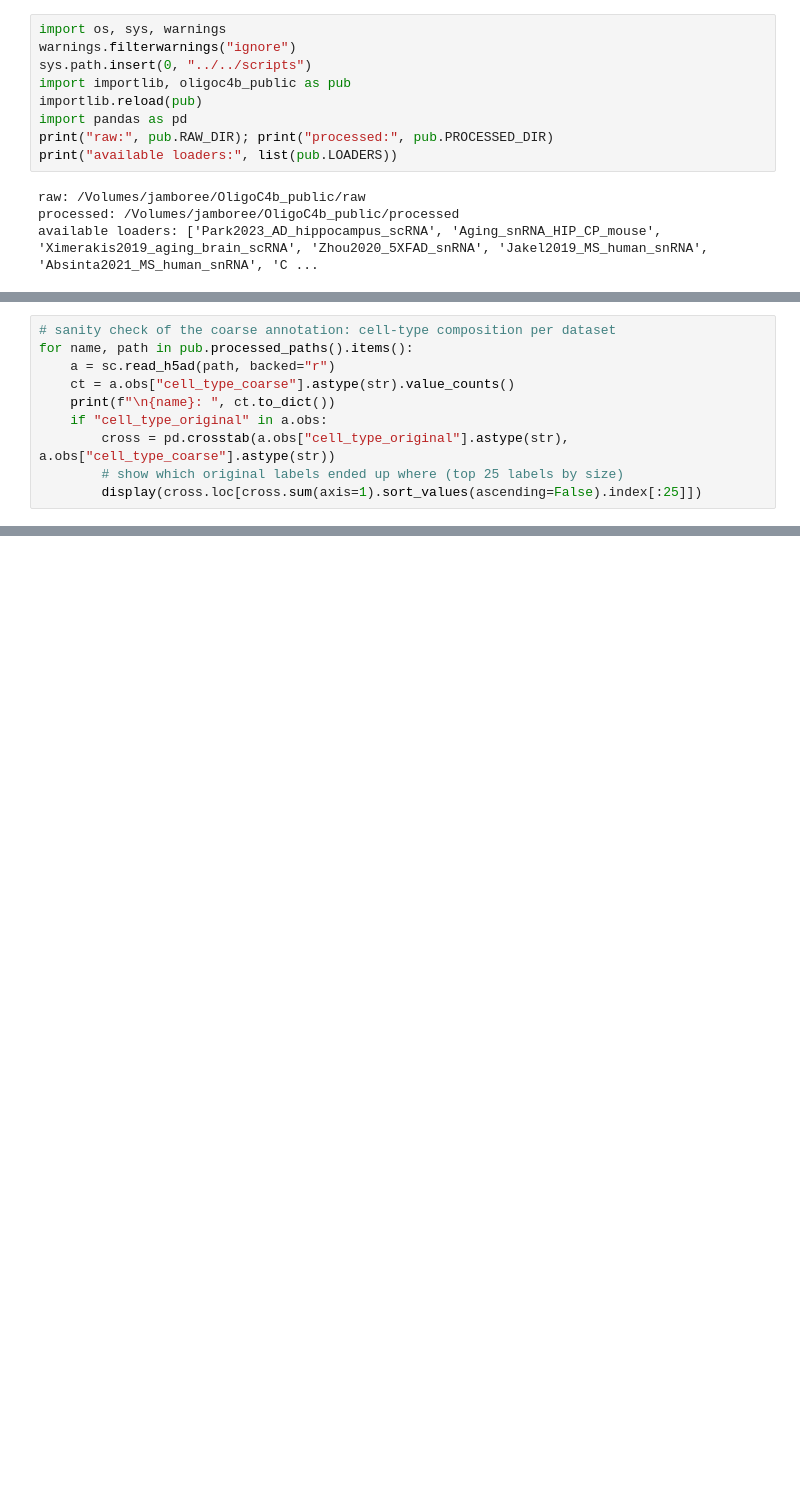
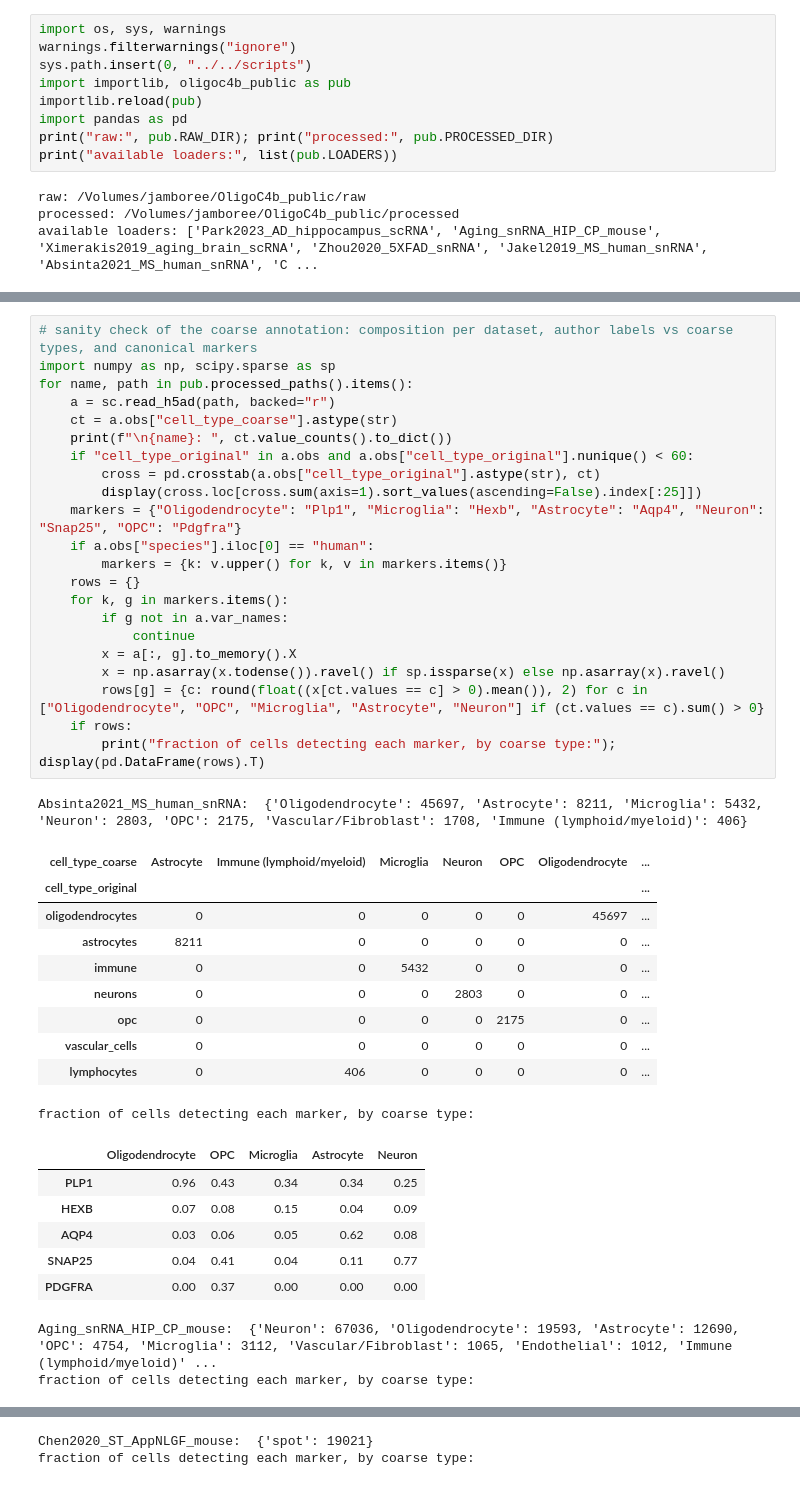
Before and after one commit to christoffermattssonlangseth/OligoC4b, a Jupyter notebook: notebooks/build/build_public_datasets.ipynb, the cells around one changed output, grey strips where cells are left out. Cells and saved outputs as stored; diff of their text form; blank space fills up the shorter version.

```diff
--- a/notebooks/build/build_public_datasets.ipynb
+++ b/notebooks/build/build_public_datasets.ipynb
@@ -75,12 +107,2 @@ display(summary)
 | Ximerakis2019_aging_brain_scRNA | 37069 | 14698 | mouse | scRNA | 16 | {'Old': 21041, 'Young': 16028} | 12384 | 3910 |
 | Zhou2020_5XFAD_snRNA | 125858 | 24693 | mouse | snRNA | 20 | {'WT': 69841, 'AD': 56017} | 17356 | 4152 |
-# %%
-# sanity check of the coarse annotation: cell-type composition per dataset
-for name, path in pub.processed_paths().items():
-    a = sc.read_h5ad(path, backed="r")
-    ct = a.obs["cell_type_coarse"].astype(str).value_counts()
-    print(f"\n{name}: ", ct.to_dict())
-    if "cell_type_original" in a.obs:
-        cross = pd.crosstab(a.obs["cell_type_original"].astype(str), a.obs["cell_type_coarse"].astype(str))
-        # show which original labels ended up where (top 25 labels by size)
-        display(cross.loc[cross.sum(axis=1).sort_values(ascending=False).index[:25]])
@@ -144,0 +109,42 @@ Zhou2020_5XFAD_snRNA:  {'Neuron': 91680, 'Oligodendrocyte': 17356, 'Astrocyte':
+# %%
+# sanity check of the coarse annotation: composition per dataset, author labels vs coarse types, and canonical markers
+import numpy as np, scipy.sparse as sp
+for name, path in pub.processed_paths().items():
+    a = sc.read_h5ad(path, backed="r")
+    ct = a.obs["cell_type_coarse"].astype(str)
+    print(f"\n{name}: ", ct.value_counts().to_dict())
+    if "cell_type_original" in a.obs and a.obs["cell_type_original"].nunique() < 60:
+        cross = pd.crosstab(a.obs["cell_type_original"].astype(str), ct)
+        display(cross.loc[cross.sum(axis=1).sort_values(ascending=False).index[:25]])
+    markers = {"Oligodendrocyte": "Plp1", "Microglia": "Hexb", "Astrocyte": "Aqp4", "Neuron": "Snap25", "OPC": "Pdgfra"}
+    if a.obs["species"].iloc[0] == "human":
+        markers = {k: v.upper() for k, v in markers.items()}
+    rows = {}
+    for k, g in markers.items():
+        if g not in a.var_names:
+            continue
+        x = a[:, g].to_memory().X
+        x = np.asarray(x.todense()).ravel() if sp.issparse(x) else np.asarray(x).ravel()
+        rows[g] = {c: round(float((x[ct.values == c] > 0).mean()), 2) for c in ["Oligodendrocyte", "OPC", "Microglia", "Astrocyte", "Neuron"] if (ct.values == c).sum() > 0}
+    if rows:
+        print("fraction of cells detecting each marker, by coarse type:"); display(pd.DataFrame(rows).T)
+# %% [output]
+Absinta2021_MS_human_snRNA:  {'Oligodendrocyte': 45697, 'Astrocyte': 8211, 'Microglia': 5432, 'Neuron': 2803, 'OPC': 2175, 'Vascular/Fibroblast': 1708, 'Immune (lymphoid/myeloid)': 406}
+| cell_type_coarse | Astrocyte | Immune (lymphoid/myeloid) | Microglia | Neuron | OPC | Oligodendrocyte | ... |
+| cell_type_original |  |  |  |  |  |  | ... |
+| oligodendrocytes | 0 | 0 | 0 | 0 | 0 | 45697 | ... |
+| astrocytes | 8211 | 0 | 0 | 0 | 0 | 0 | ... |
+| immune | 0 | 0 | 5432 | 0 | 0 | 0 | ... |
+| neurons | 0 | 0 | 0 | 2803 | 0 | 0 | ... |
+| opc | 0 | 0 | 0 | 0 | 2175 | 0 | ... |
+| vascular_cells | 0 | 0 | 0 | 0 | 0 | 0 | ... |
+| lymphocytes | 0 | 406 | 0 | 0 | 0 | 0 | ... |
+fraction of cells detecting each marker, by coarse type:
+|  | Oligodendrocyte | OPC | Microglia | Astrocyte | Neuron |
+| PLP1 | 0.96 | 0.43 | 0.34 | 0.34 | 0.25 |
+| HEXB | 0.07 | 0.08 | 0.15 | 0.04 | 0.09 |
+| AQP4 | 0.03 | 0.06 | 0.05 | 0.62 | 0.08 |
+| SNAP25 | 0.04 | 0.41 | 0.04 | 0.11 | 0.77 |
+| PDGFRA | 0.00 | 0.37 | 0.00 | 0.00 | 0.00 |
+Aging_snRNA_HIP_CP_mouse:  {'Neuron': 67036, 'Oligodendrocyte': 19593, 'Astrocyte': 12690, 'OPC': 4754, 'Microglia': 3112, 'Vascular/Fibroblast': 1065, 'Endothelial': 1012, 'Immune (lymphoid/myeloid)' ...
+fraction of cells detecting each marker, by coarse type:
@@ -144,0 +157,2 @@ Zhou2020_5XFAD_snRNA:  {'Neuron': 91680, 'Oligodendrocyte': 17356, 'Astrocyte':
+Chen2020_ST_AppNLGF_mouse:  {'spot': 19021}
+fraction of cells detecting each marker, by coarse type:
```
Also changed, not shown: parts of 5 cells of this notebook, 7 other files.
